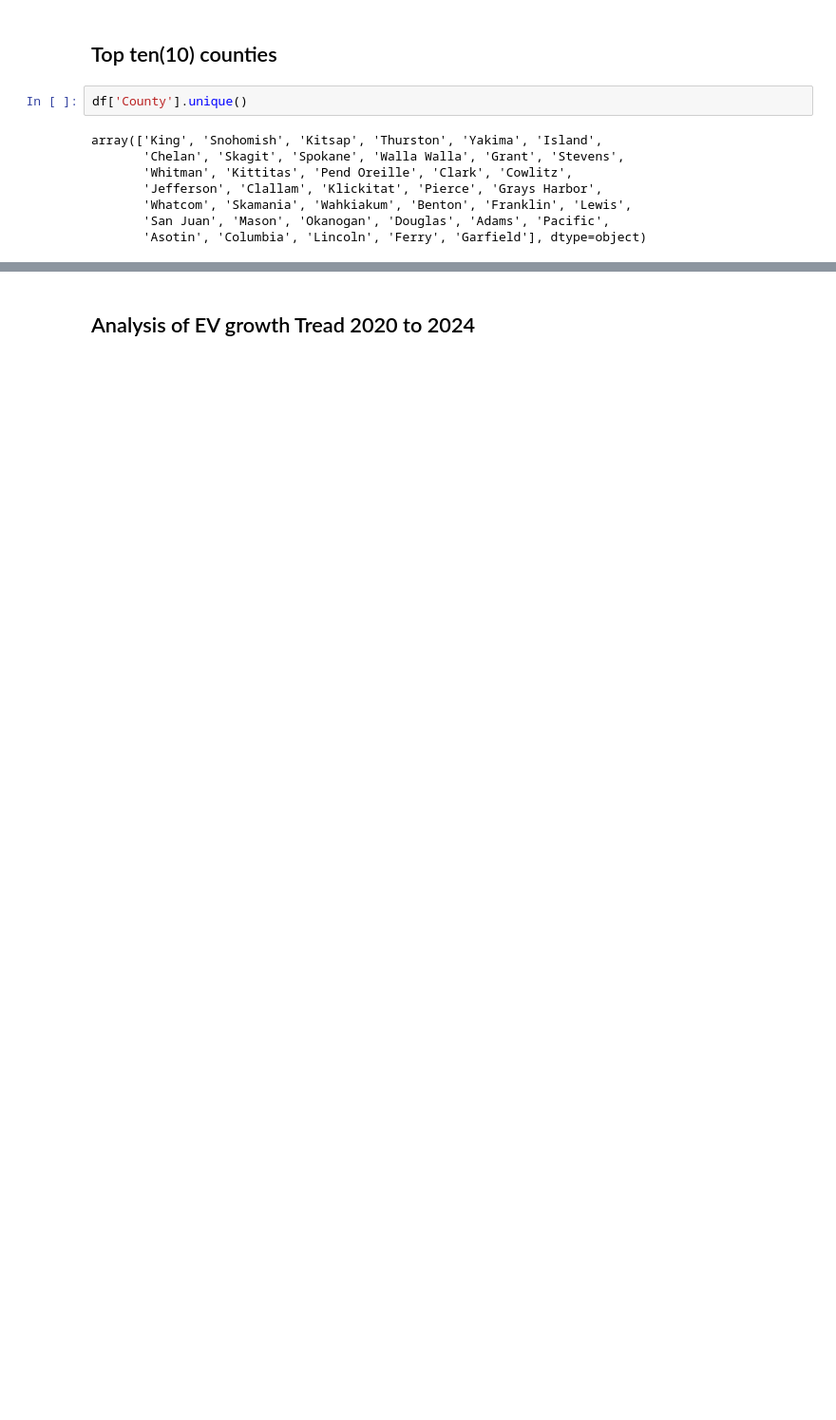
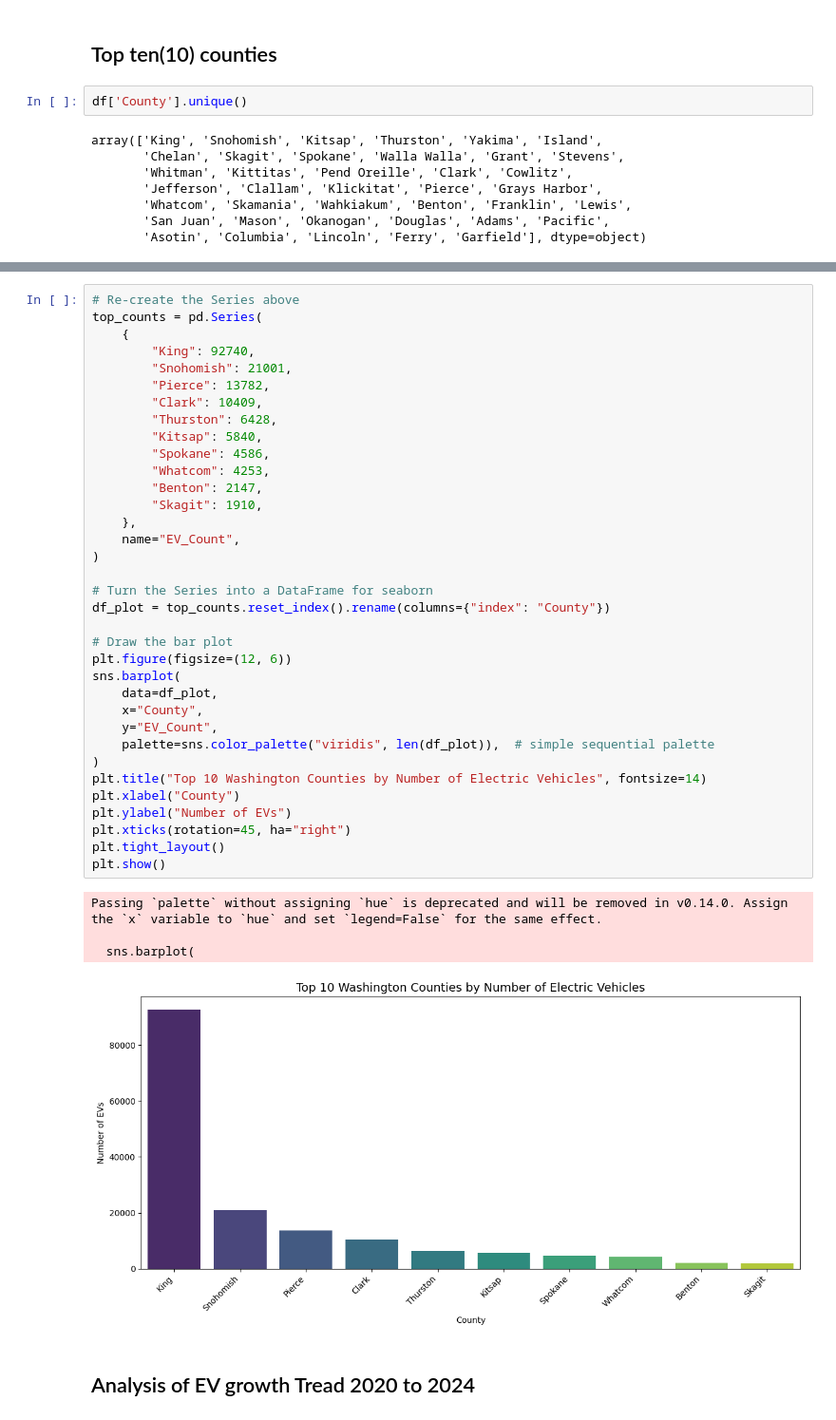
Before and after one commit to Ann-Tonina/Electric-Vehicles-population-2024-Analysis, a Jupyter notebook: EVpopulation Analysis.ipynb, the cells around one changed output, grey strips where cells are left out. Shown at 95% size. Cells and saved outputs as stored; diff of their text form; blank space fills up the shorter version.

```diff
--- a/EVpopulation Analysis.ipynb
+++ b/EVpopulation Analysis.ipynb
@@ -618,2 +658,42 @@ array(['King', 'Snohomish', 'Kitsap', 'Thurston', 'Yakima', 'Island',
+# %%
+# Re‑create the Series above
+top_counts = pd.Series(
+    {
+        "King": 92740,
+        "Snohomish": 21001,
+        "Pierce": 13782,
+        "Clark": 10409,
+        "Thurston": 6428,
+        "Kitsap": 5840,
+        "Spokane": 4586,
+        "Whatcom": 4253,
+        "Benton": 2147,
+        "Skagit": 1910,
+    },
+    name="EV_Count",
+)
+
+# Turn the Series into a DataFrame for seaborn
+df_plot = top_counts.reset_index().rename(columns={"index": "County"})
+
+# Draw the bar plot
+plt.figure(figsize=(12, 6))
+sns.barplot(
+    data=df_plot,
+    x="County",
+    y="EV_Count",
+    palette=sns.color_palette("viridis", len(df_plot)),  # simple sequential palette
+)
+plt.title("Top 10 Washington Counties by Number of Electric Vehicles", fontsize=14)
+plt.xlabel("County")
+plt.ylabel("Number of EVs")
+plt.xticks(rotation=45, ha="right")
+plt.tight_layout()
+plt.show()
+# %% [output]
+Passing `palette` without assigning `hue` is deprecated and will be removed in v0.14.0. Assign the `x` variable to `hue` and set `legend=False` for the same effect.
+
+  sns.barplot(
+[figure, added]
 # %% [markdown]
 ## Analysis of EV growth Tread 2020 to 2024
```
Also changed, not shown: parts of 14 cells of this notebook.
